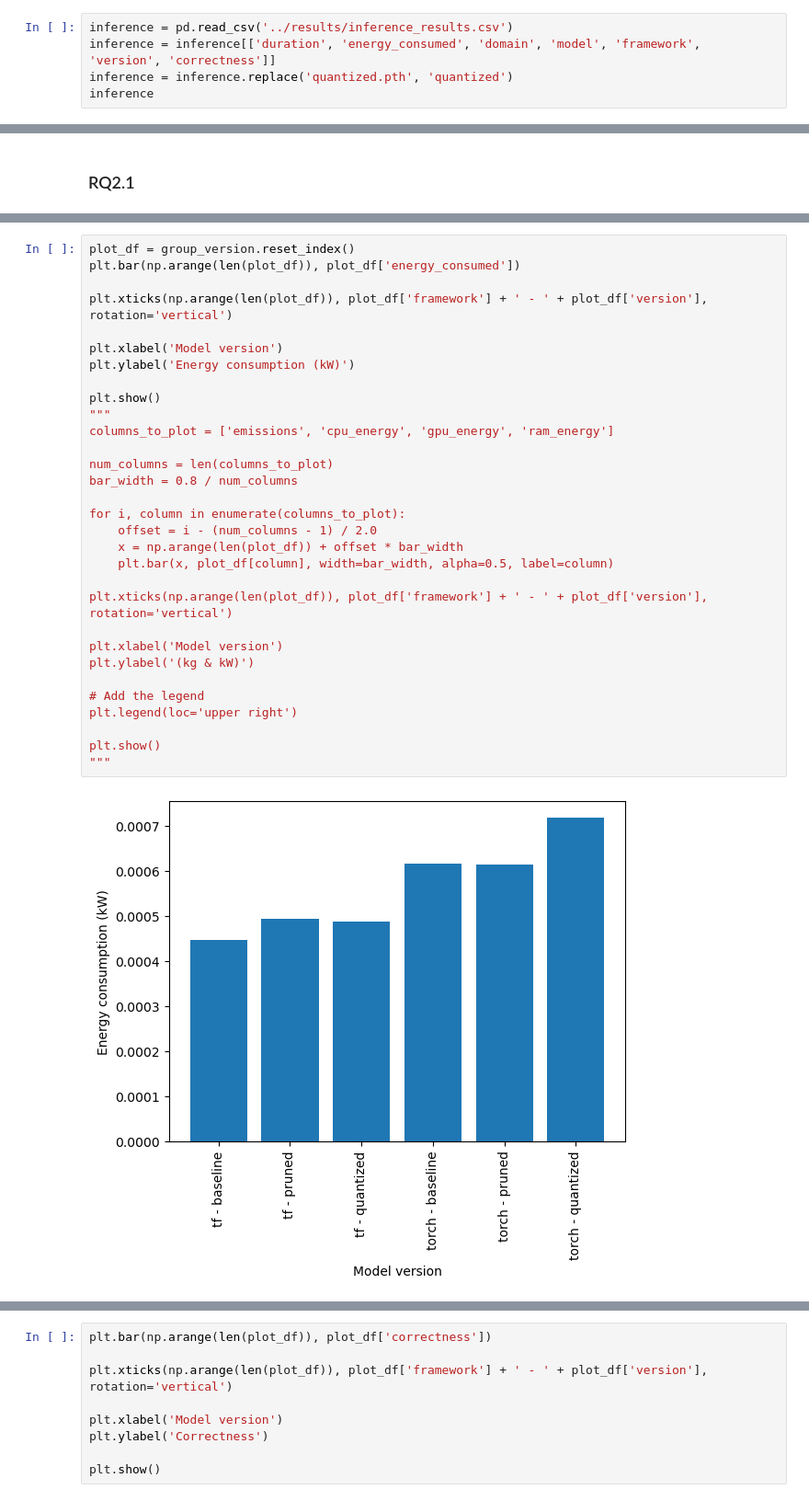
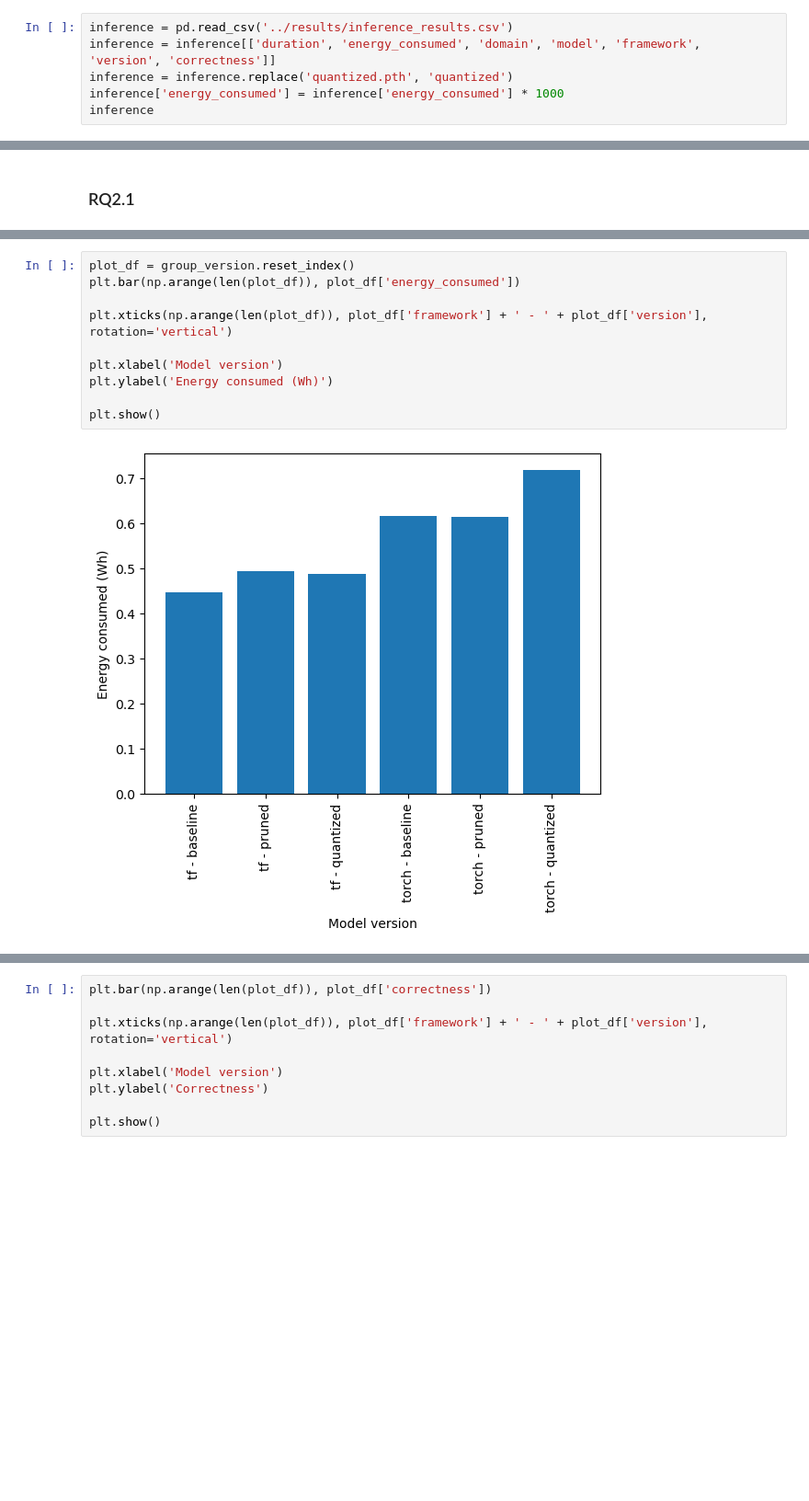
Before and after one commit to aleclagarde/tfg, a Jupyter notebook: analysis/analysis.ipynb, the cells around one changed output, grey strips where cells are left out. Shown: that part at 92% size. Cells and saved outputs as stored; diff of their text form; blank space fills up the shorter version.

```diff
--- a/analysis/analysis.ipynb
+++ b/analysis/analysis.ipynb
@@ -49,6 +50,7 @@ optimization.corr()
 inference = pd.read_csv('../results/inference_results.csv')
 inference = inference[['duration', 'energy_consumed', 'domain', 'model', 'framework', 'version', 'correctness']]
 inference = inference.replace('quantized.pth', 'quantized')
+inference['energy_consumed'] = inference['energy_consumed'] * 1000
 inference
 # %% [output]
 |  | duration | energy_consumed | domain | model | framework | version | correctness |
@@ -236,33 +238,12 @@ group_version
 # %%
 plot_df = group_version.reset_index()
 plt.bar(np.arange(len(plot_df)), plot_df['energy_consumed'])
 
 plt.xticks(np.arange(len(plot_df)), plot_df['framework'] + ' - ' + plot_df['version'], rotation='vertical')
 
 plt.xlabel('Model version')
-plt.ylabel('Energy consumption (kW)')
+plt.ylabel('Energy consumed (Wh)')
 
 plt.show()
-"""
-columns_to_plot = ['emissions', 'cpu_energy', 'gpu_energy', 'ram_energy']
-
-num_columns = len(columns_to_plot)
-bar_width = 0.8 / num_columns
-
-for i, column in enumerate(columns_to_plot):
-    offset = i - (num_columns - 1) / 2.0
-    x = np.arange(len(plot_df)) + offset * bar_width
-    plt.bar(x, plot_df[column], width=bar_width, alpha=0.5, label=column)
-
-plt.xticks(np.arange(len(plot_df)), plot_df['framework'] + ' - ' + plot_df['version'], rotation='vertical')
-
-plt.xlabel('Model version')
-plt.ylabel('(kg & kW)')
-
-# Add the legend
-plt.legend(loc='upper right')
-
-plt.show()
-"""
 # %% [output]
-[figure, old version]
+[figure, new version]
```
Also changed, not shown: parts of 21 cells of this notebook, 1 other file.
